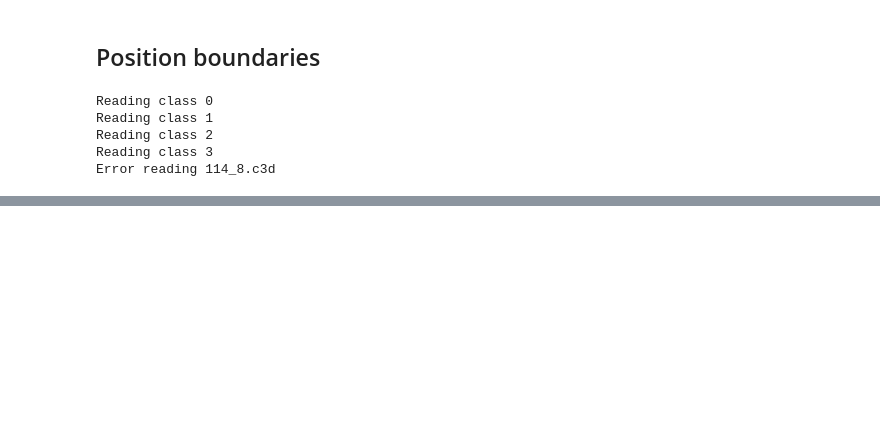
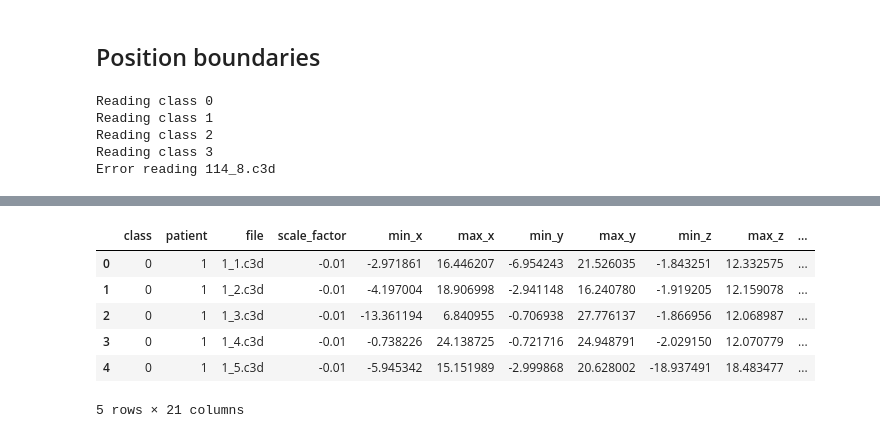
Before and after one commit to gitxchen/gaitAnalysis, a Jupyter notebook: dataAnalysis/analyze_data.ipynb, the cells around one changed output, grey strips where cells are left out. Drawn from its saved outputs; the diff is of its cells as text; code cells hidden in the pictures; blank space fills up the shorter version.

```diff
--- a/dataAnalysis/analyze_data.ipynb
+++ b/dataAnalysis/analyze_data.ipynb
@@ -235,0 +406,14 @@ z: (-33777.16, 46231.46)
+# %%
+# Try to infer direction of the gait
+df_bounds_scaled['range_ratio'] = df_bounds_scaled.range_x / df_bounds_scaled.range_y
+df_bounds_scaled['main_axis'] = np.where(df_bounds_scaled.range_ratio > 1, 'x', 'y')
+
+df_bounds_scaled.head(5)
+# %% [output]
+|  | class | patient | file | scale_factor | min_x | max_x | min_y | max_y | min_z | max_z | ... |
+| 0 | 0 | 1 | 1_1.c3d | -0.01 | -2.971861 | 16.446207 | -6.954243 | 21.526035 | -1.843251 | 12.332575 | ... |
+| 1 | 0 | 1 | 1_2.c3d | -0.01 | -4.197004 | 18.906998 | -2.941148 | 16.240780 | -1.919205 | 12.159078 | ... |
+| 2 | 0 | 1 | 1_3.c3d | -0.01 | -13.361194 | 6.840955 | -0.706938 | 27.776137 | -1.866956 | 12.068987 | ... |
+| 3 | 0 | 1 | 1_4.c3d | -0.01 | -0.738226 | 24.138725 | -0.721716 | 24.948791 | -2.029150 | 12.070779 | ... |
+| 4 | 0 | 1 | 1_5.c3d | -0.01 | -5.945342 | 15.151989 | -2.999868 | 20.628002 | -18.937491 | 18.483477 | ... |
+5 rows × 21 columns
```
Also changed, not shown: parts of 16 cells of this notebook, 1 other file.
